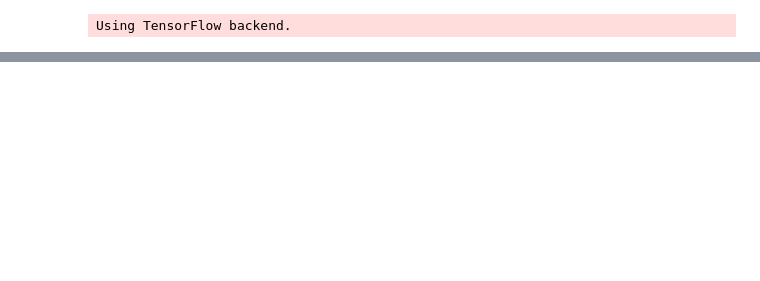
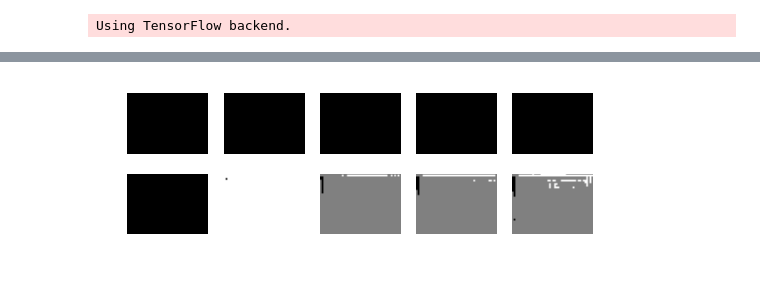
Before and after one commit to guanfuchen/deadline_6_30, a Jupyter notebook: scripts/moving_object_keras.ipynb, the cells around one changed output, grey strips where cells are left out. Saved outputs shown, nothing was run; the diff lists cells and outputs as text; code cells hidden in the pictures; blank space fills up the shorter version.

```diff
--- a/scripts/moving_object_keras.ipynb
+++ b/scripts/moving_object_keras.ipynb
@@ -142,0 +261,9 @@ for image_index in range(vpn_mnist_config.num_timestamps):
+# %%
+for image_index in range(vpn_mnist_config.num_timestamps):
+    img = (data_sample_test_pred[0, image_index, :, :, 0]*255).astype(np.uint8)
+#     img = decode_segmap(img)
+    plt.subplot(4, 5, image_index+1)
+    plt.imshow(img, cmap='gray')
+    plt.axis('off')
+# %% [output]
+[figure, added]
```
Also changed, not shown: parts of 13 cells of this notebook, 1 other file.
